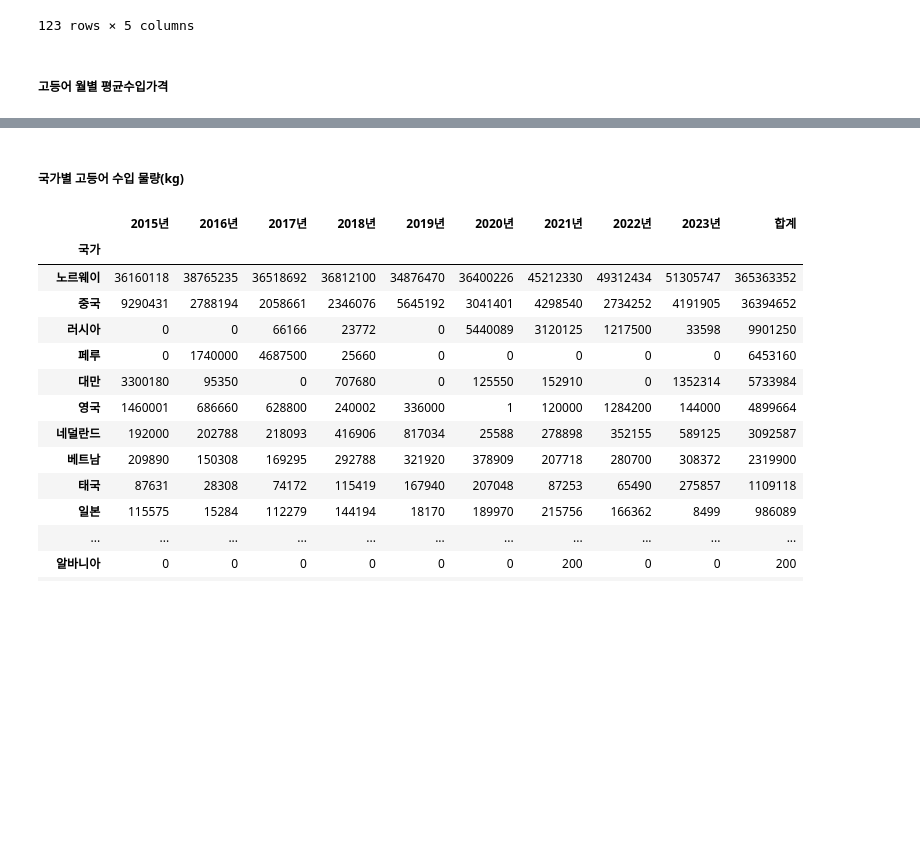
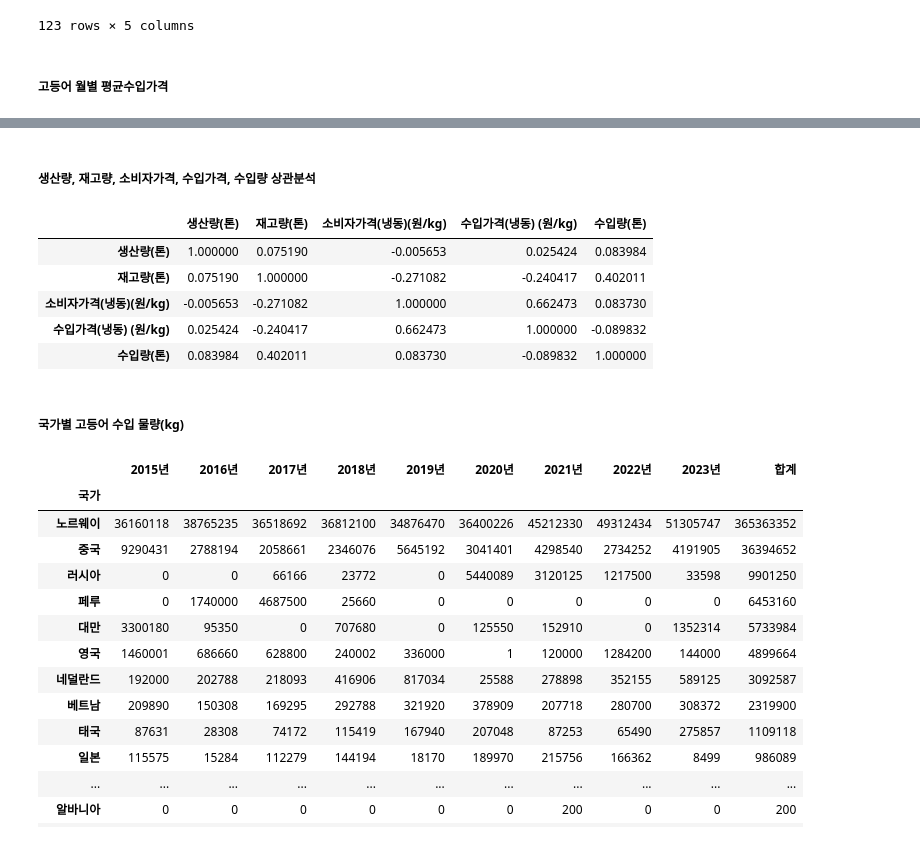
Before and after one commit to dlwogus552/big_data_project, a Jupyter notebook: python/mackerel_data.ipynb, the cells around one changed output, grey strips where cells are left out. Saved outputs shown, nothing was run; the diff lists cells and outputs as text; code cells hidden in the pictures; blank space fills up the shorter version.

```diff
--- a/python/mackerel_data.ipynb
+++ b/python/mackerel_data.ipynb
@@ -61,3 +76,15 @@ mackerel_import_price
+# %% [markdown]
+##### 생산량, 재고량, 소비자가격, 수입가격, 수입량 상관분석
+# %%
+df = df.rename(columns={'고등어(냉동) (원/kg)': '수입가격(냉동) (원/kg)'})
+df.iloc[:,2:].corr()
+# %% [output]
+|  | 생산량(톤) | 재고량(톤) | 소비자가격(냉동)(원/kg) | 수입가격(냉동) (원/kg) | 수입량(톤) |
+| 생산량(톤) | 1.000000 | 0.075190 | -0.005653 | 0.025424 | 0.083984 |
+| 재고량(톤) | 0.075190 | 1.000000 | -0.271082 | -0.240417 | 0.402011 |
+| 소비자가격(냉동)(원/kg) | -0.005653 | -0.271082 | 1.000000 | 0.662473 | 0.083730 |
+| 수입가격(냉동) (원/kg) | 0.025424 | -0.240417 | 0.662473 | 1.000000 | -0.089832 |
+| 수입량(톤) | 0.083984 | 0.402011 | 0.083730 | -0.089832 | 1.000000 |
 # %% [markdown]
 ##### 국가별 고등어 수입 물량(kg)
 # %%
```
Also changed, not shown: parts of 6 cells of this notebook.
